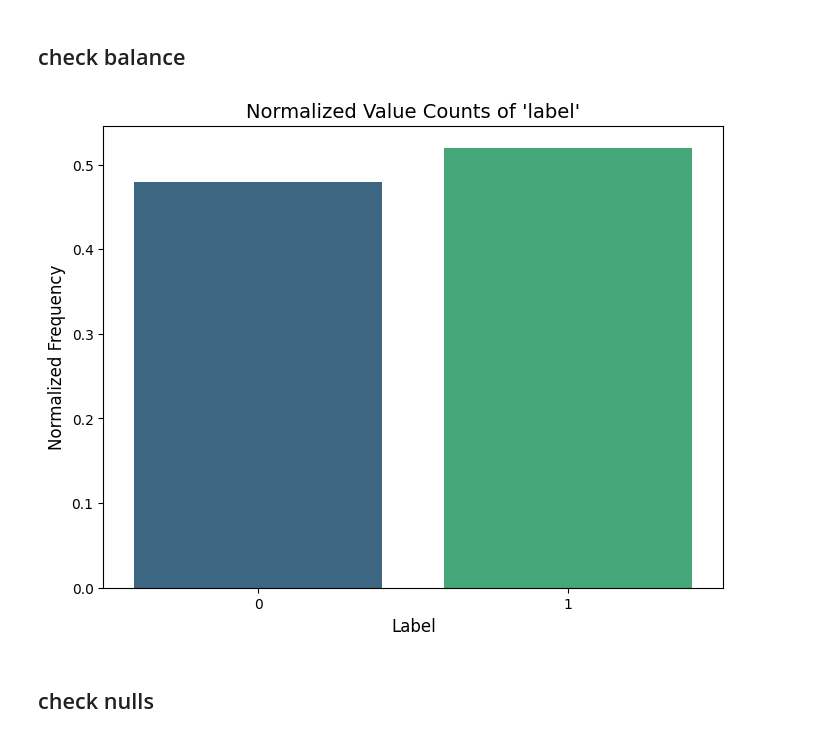
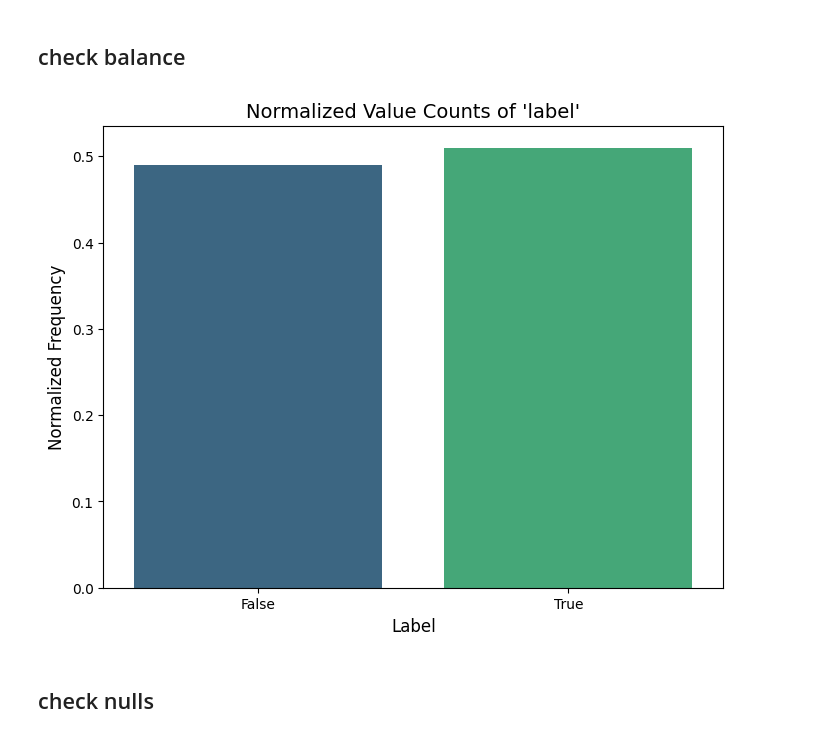
Before and after one commit to namrata1104/Fake_news_detection, a Jupyter notebook: notebooks/fakenews-jarrod.ipynb, the cells around one changed output. Saved outputs shown, nothing was run; the diff lists cells and outputs as text; code cells hidden in the pictures.

```diff
--- a/notebooks/fakenews-jarrod.ipynb
+++ b/notebooks/fakenews-jarrod.ipynb
@@ -4,7 +4,7 @@ import pandas as pd
 # Lade die CSV-Datei
 data = pd.read_csv('../raw_data/WELFake_Dataset.csv')
 # %%
-data = df.copy()
+#data = df.copy()
 # %%
 data.drop('Unnamed: 0',axis=1,inplace=True)
 # %%
@@ -12,4 +12,4 @@ print(f"data.shape: {data.shape}")
 # %% [output]
 data.shape: (72134, 3)
 # %%
-data = data.head(45000)
+#data = data.head(55000)
@@ -19,0 +16,5 @@ data.shape
+# %%
+data['text'] = data['text'].astype('string')
+data['title'] = data['title'].astype('string')
+data['label'] = data['label'].astype('bool')
+data.info()
@@ -36,26 +50,25 @@ data.shape: (45000, 2)
 # %% [markdown]
 ## check balance
 # %%
-# wieviel ist von labe 1 und 0
 import matplotlib.pyplot as plt
 import seaborn as sns
 
-# Berechne die normalisierten Werte
+# Calculate the normalised values
 label_counts = round(data["label"].value_counts(normalize=True), 2)
 
-# Erstelle den Plot
+# Create the plot
 plt.figure(figsize=(8, 6))
-sns.barplot(x=label_counts.index, y=label_counts.values, palette="viridis")
+sns.barplot(x=label_counts.index, y=label_counts.values, hue=label_counts.index, palette="viridis", legend=False)
 
-# Füge Titel und Achsenbezeichner hinzu
+# Add title and axis identifier
 plt.title("Normalized Value Counts of 'label'", fontsize=14)
 plt.xlabel("Label", fontsize=12)
 plt.ylabel("Normalized Frequency", fontsize=12)
 
-# Zeige den Plot
+# Show the plot
 plt.show()
 # %% [output]
-[figure, old version]
+[figure, new version]
 # %% [markdown]
 ## check nulls
 # %%
```
Also changed, not shown: parts of 31 cells of this notebook.
